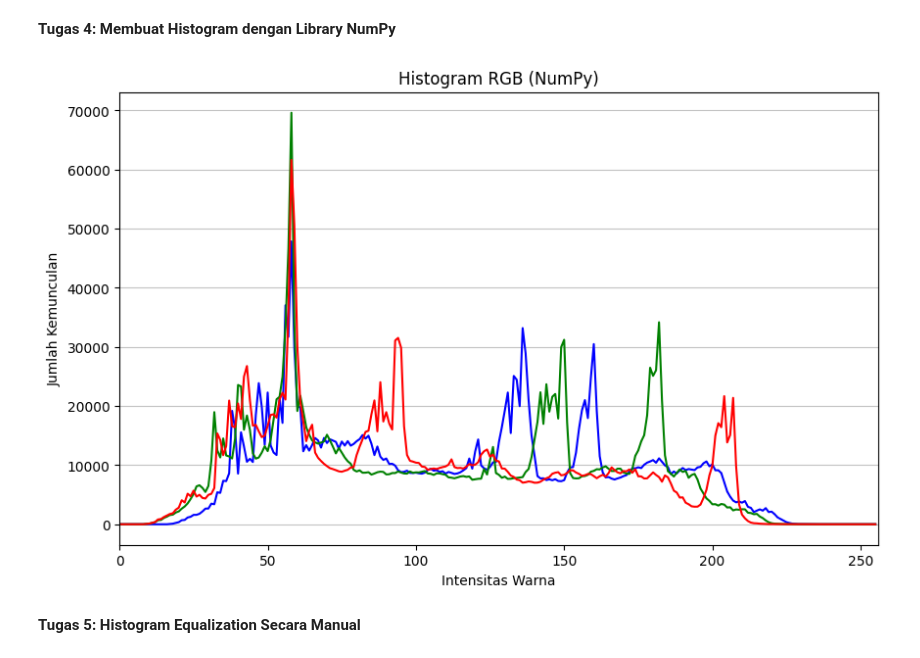
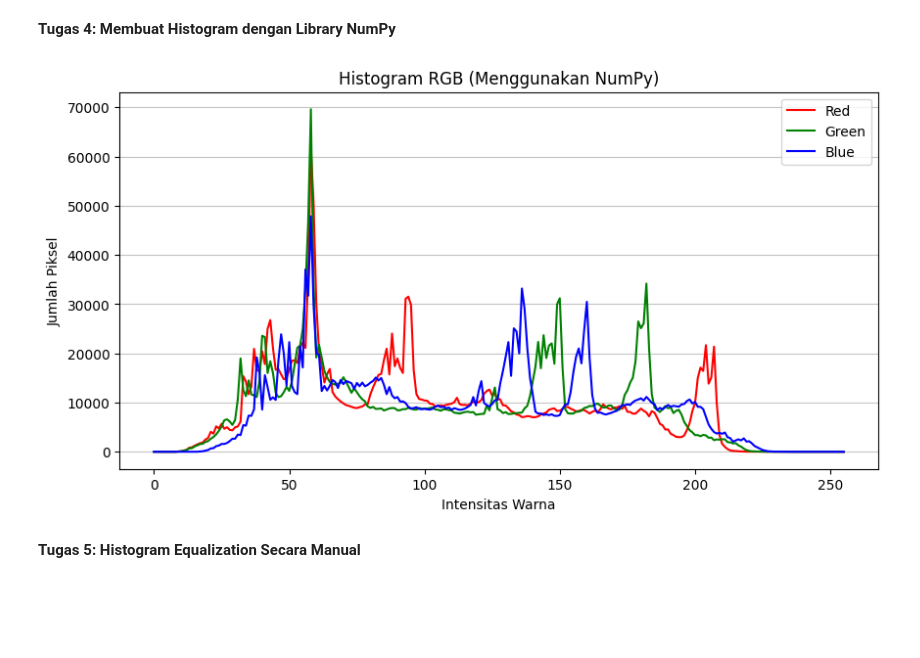
Before and after one commit to NaufalPratomo/PCVK_Ganjil_2025, a Jupyter notebook: Modul6.ipynb, the cells around one changed output. Saved outputs shown, nothing was run; the diff lists cells and outputs as text; code cells hidden in the pictures; blank space fills up the shorter version.

```diff
--- a/Modul6.ipynb
+++ b/Modul6.ipynb
@@ -49,26 +50,33 @@ else:
 # %% [markdown]
 **Tugas 4: Membuat Histogram dengan Library NumPy**
-# %%
-if img is not None:
-    colors = ('b', 'g', 'r')
-
-    plt.figure(figsize=(10, 6))
-    plt.title("Histogram RGB (NumPy)")
-    plt.xlabel("Intensitas Warna")
-    plt.ylabel("Jumlah Kemunculan")
-
-    for i, color in enumerate(colors):
-        # Gunakan np.histogram untuk menghitung frekuensi piksel
-        # np.ravel() mengubah array 2D menjadi 1D agar mudah dihitung
-        hist, bins = np.histogram(img[:,:,i].ravel(), 256, [0, 256])
-
-        # Plot histogram
-        plt.plot(hist, color=color)
-
-    plt.xlim([0, 256])
-    plt.grid(axis='y', alpha=0.75)
-    plt.show()
-# %% [output]
-[figure, removed]
+# %%
+# Membaca gambar dan konversi ke RGB
+img = cv2.imread('gambar1.tiff')
+img_rgb = cv2.cvtColor(img, cv2.COLOR_BGR2RGB)
+
+# Memisahkan channel R, G, B
+r_channel = img_rgb[:,:,0]
+g_channel = img_rgb[:,:,1]
+b_channel = img_rgb[:,:,2]
+
+# Menghitung histogram menggunakan NumPy
+# .ravel() mengubah array 2D menjadi 1D
+hist_r_np, _ = np.histogram(r_channel.ravel(), bins=256, range=[0,256])
+hist_g_np, _ = np.histogram(g_channel.ravel(), bins=256, range=[0,256])
+hist_b_np, _ = np.histogram(b_channel.ravel(), bins=256, range=[0,256])
+
+# Menampilkan histogram
+plt.figure(figsize=(10, 5))
+plt.title("Histogram RGB (Menggunakan NumPy)")
+plt.plot(hist_r_np, color='red', label='Red')
+plt.plot(hist_g_np, color='green', label='Green')
+plt.plot(hist_b_np, color='blue', label='Blue')
+plt.xlabel("Intensitas Warna")
+plt.ylabel("Jumlah Piksel")
+plt.legend()
+plt.grid(axis='y', alpha=0.75)
+plt.show()
+# %% [output]
+[figure, added]
 # %% [markdown]
 **Tugas 5: Histogram Equalization Secara Manual**
```
Also changed, not shown: parts of 14 cells of this notebook.
